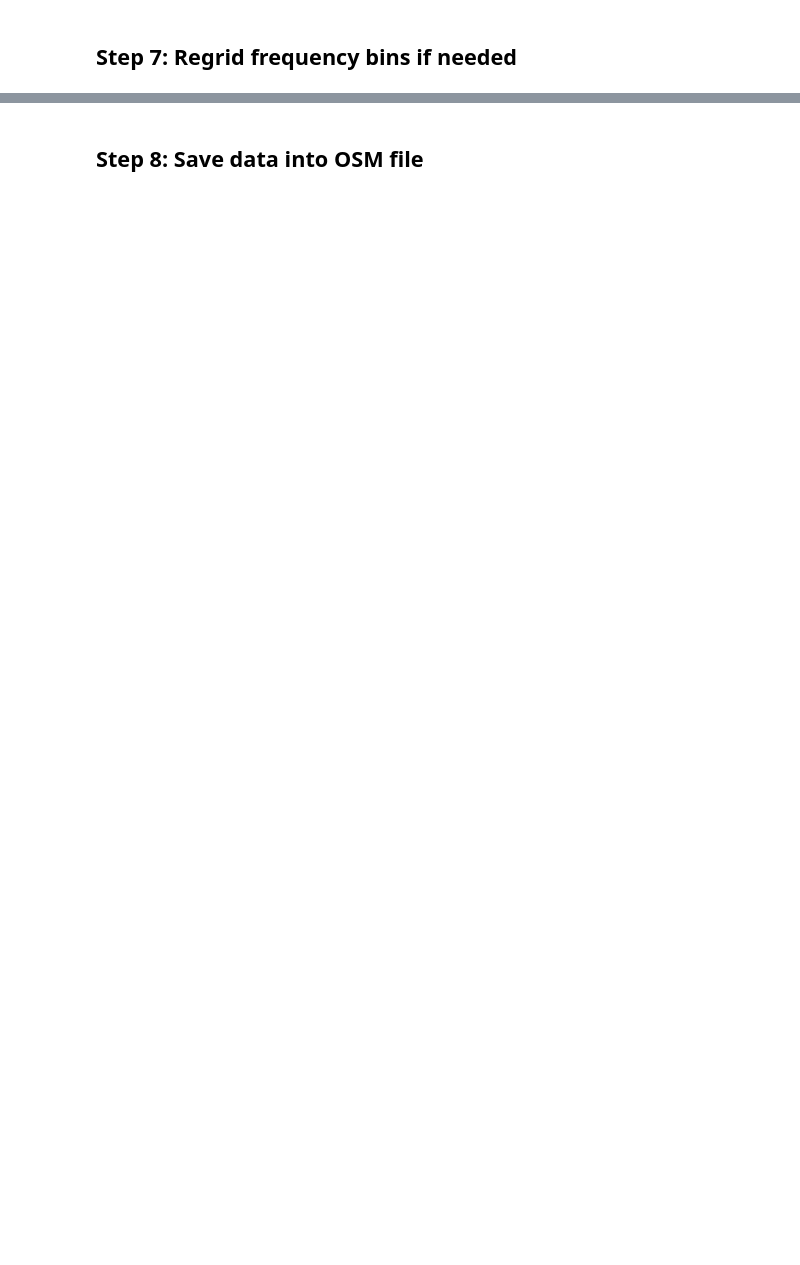
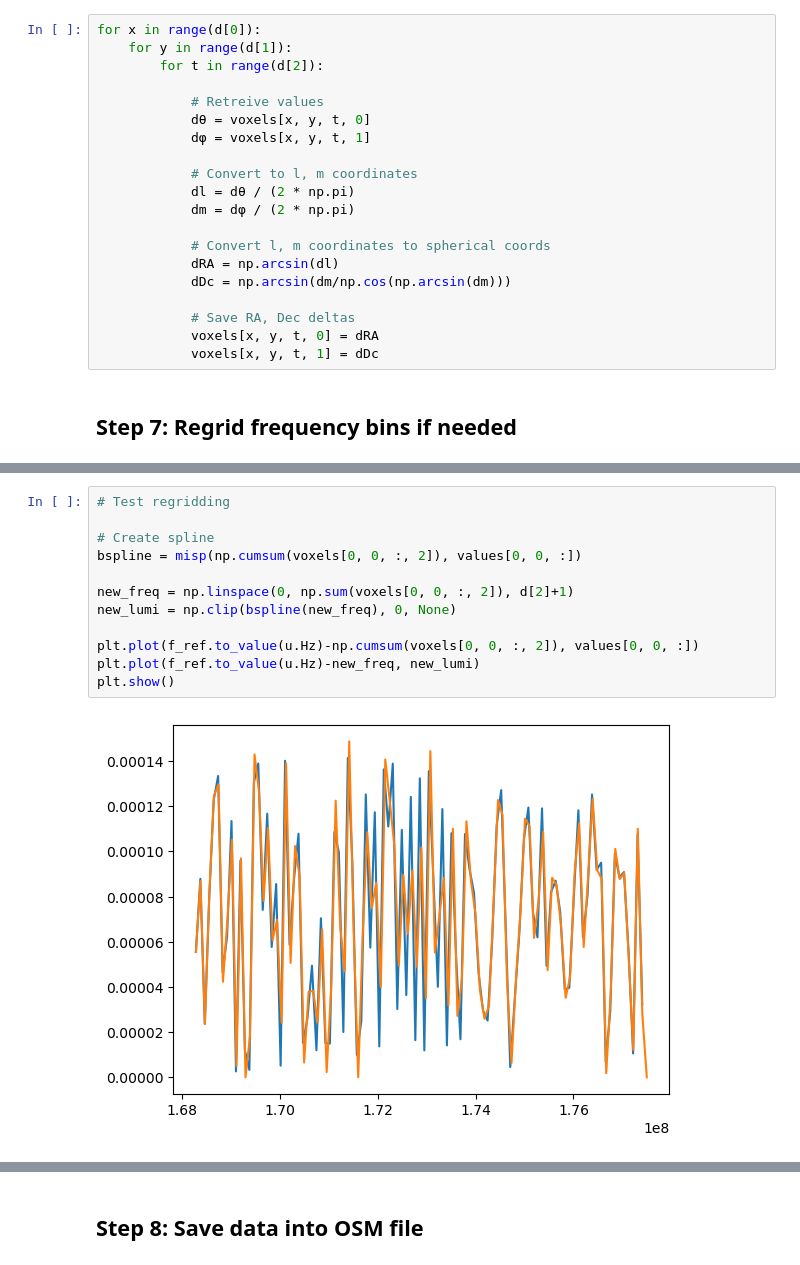
Before and after one commit to oliviax727/phd-programs, a Jupyter notebook: regrid/oskar-regrid.ipynb, the cells around one changed output, grey strips where cells are left out. Cells and saved outputs as stored; diff of their text form; blank space fills up the shorter version.

```diff
--- a/regrid/oskar-regrid.ipynb
+++ b/regrid/oskar-regrid.ipynb
@@ -154,4 +184,24 @@ plt.show()
 # %% [markdown]
 # Step 5 & 6: Convert flat angular resolution to l, m coords to RA, dec
+# %%
+for x in range(d[0]):
+    for y in range(d[1]):
+        for t in range(d[2]):
+
+            # Retreive values
+            dθ = voxels[x, y, t, 0]
+            dφ = voxels[x, y, t, 1]
+
+            # Convert to l, m coordinates
+            dl = dθ / (2 * np.pi)
+            dm = dφ / (2 * np.pi)
+
+            # Convert l, m coordinates to spherical coords
+            dRA = np.arcsin(dl)
+            dDc = np.arcsin(dm/np.cos(np.arcsin(dm)))
+
+            # Save RA, Dec deltas
+            voxels[x, y, t, 0] = dRA
+            voxels[x, y, t, 1] = dDc
 # %% [markdown]
 ## Step 7: Regrid frequency bins if needed
@@ -157,0 +223,14 @@ plt.show()
+# %%
+# Test regridding
+
+# Create spline
+bspline = misp(np.cumsum(voxels[0, 0, :, 2]), values[0, 0, :])
+
+new_freq = np.linspace(0, np.sum(voxels[0, 0, :, 2]), d[2]+1)
+new_lumi = np.clip(bspline(new_freq), 0, None)
+
+plt.plot(f_ref.to_value(u.Hz)-np.cumsum(voxels[0, 0, :, 2]), values[0, 0, :])
+plt.plot(f_ref.to_value(u.Hz)-new_freq, new_lumi)
+plt.show()
+# %% [output]
+[figure, added]
```
Also changed, not shown: parts of 10 cells of this notebook, 1 other file.
